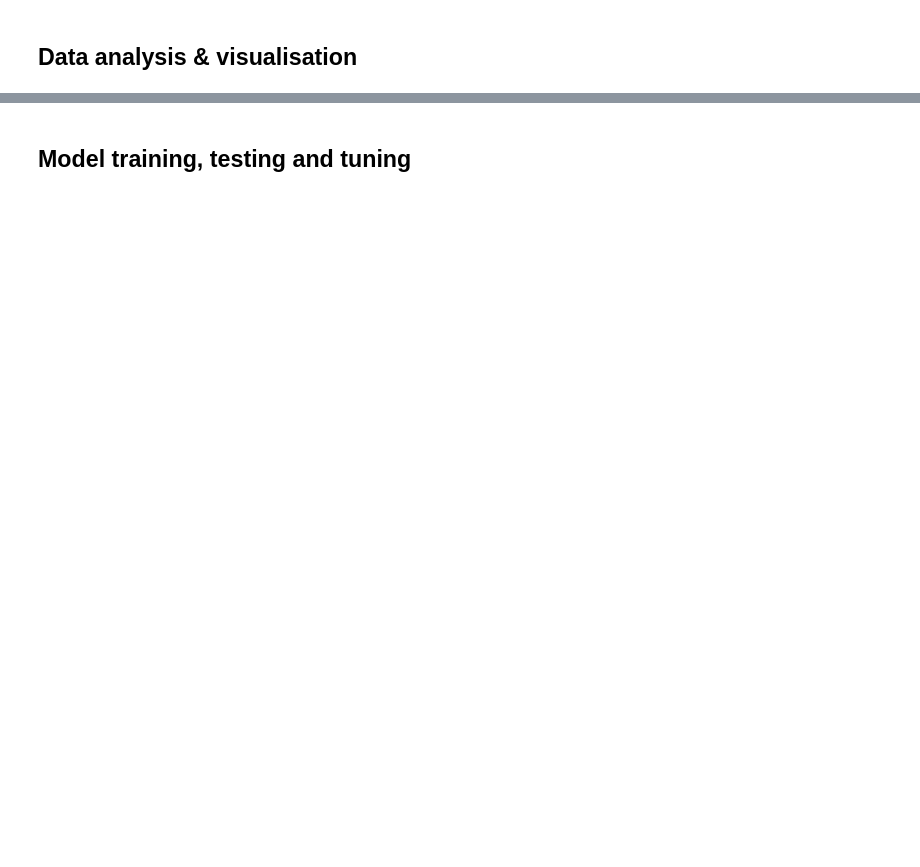
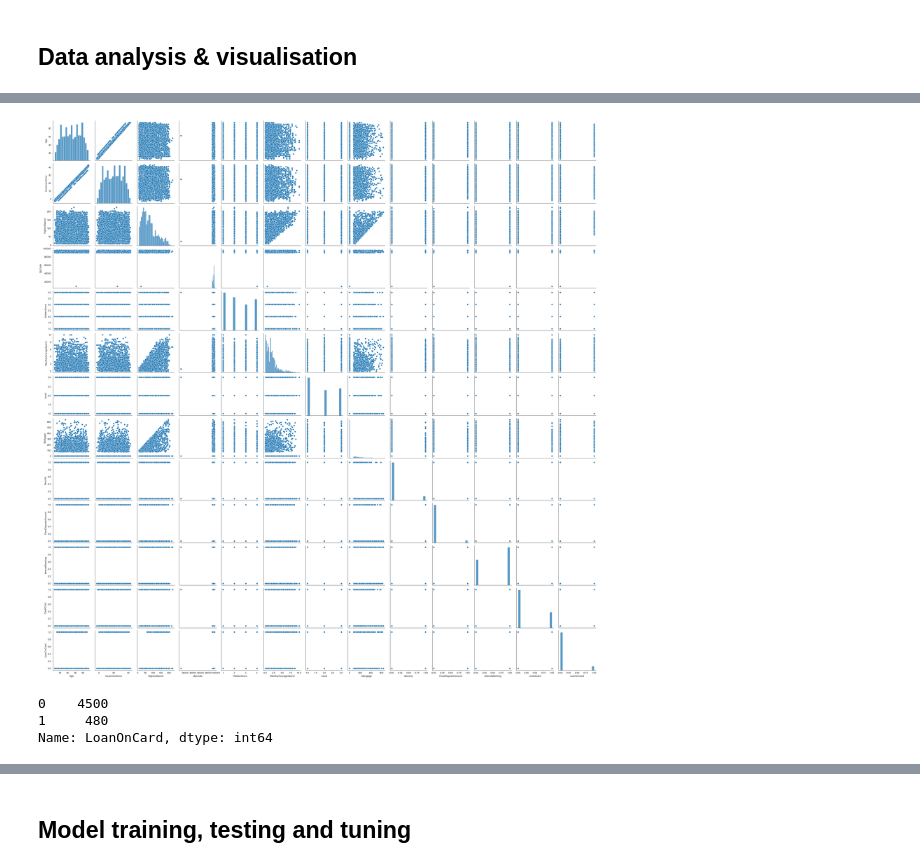
Before and after one commit to SelvamRaju/Supervised-Learning, a Jupyter notebook: Part-2/Part-2-Banking-Finance.ipynb, the cells around one changed output, grey strips where cells are left out. Saved outputs shown, nothing was run; the diff lists cells and outputs as text; code cells hidden in the pictures; blank space fills up the shorter version.

```diff
--- a/Part-2/Part-2-Banking-Finance.ipynb
+++ b/Part-2/Part-2-Banking-Finance.ipynb
@@ -26,0 +241,14 @@ df.shape
+# %%
+#Bivariate relationships of fields
+sns.set_style("white")
+sns.pairplot(mergedDf)
+plt.show()
+# %% [output]
+[figure, added]
+# %%
+# Count of LoanOnCard in dataset
+mergedDf["LoanOnCard"].value_counts()
+# %% [output]
+0    4500
+1     480
+Name: LoanOnCard, dtype: int64
```
Also changed, not shown: parts of 53 cells of this notebook, 2 other files.
